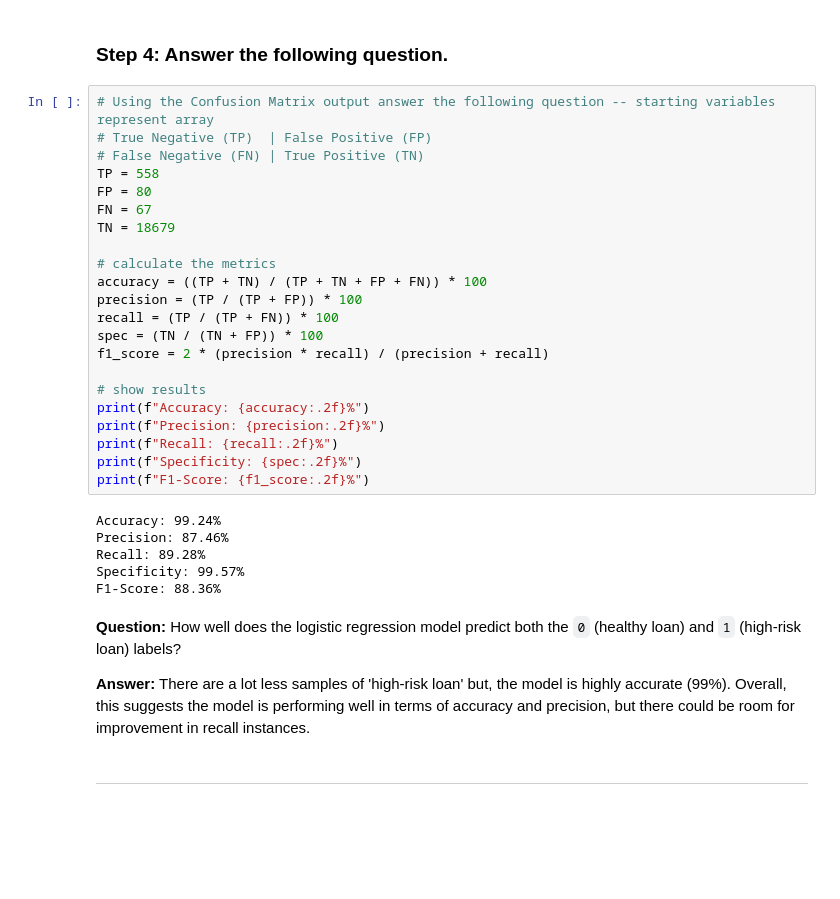
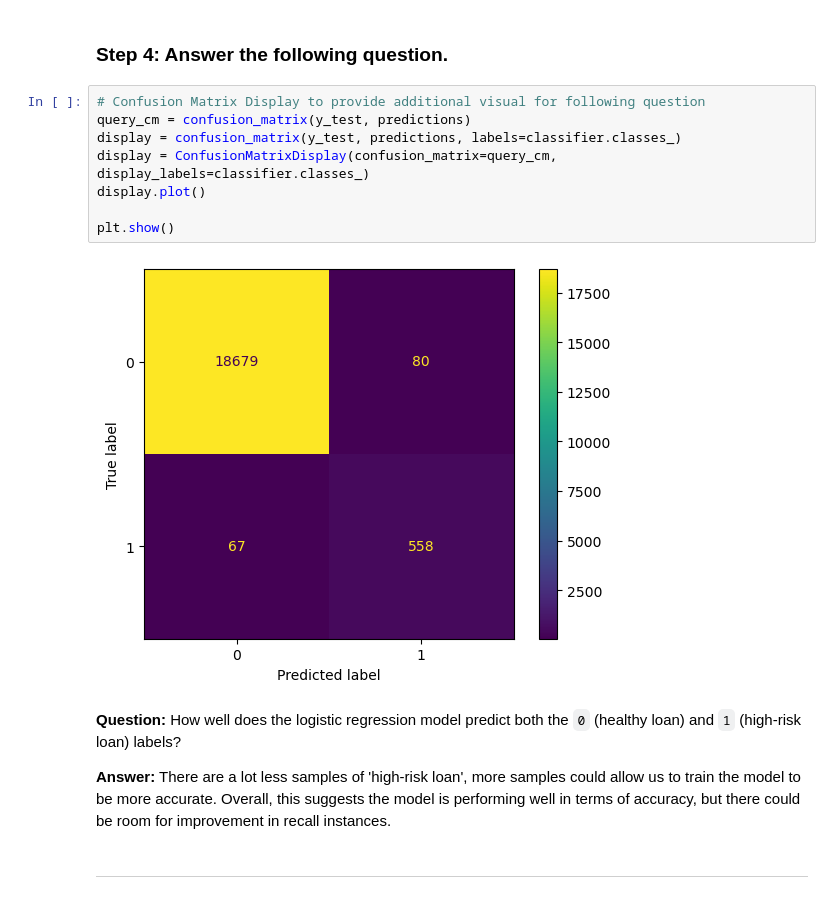
Before and after one commit to SteveTuttle/credit-risk-analysis-toolkit, a Jupyter notebook: credit_risk_classification_sdt.ipynb, the cells around one changed output. Drawn from its saved outputs; the diff is of its cells as text; blank space fills up the shorter version.

```diff
--- a/credit_risk_classification_sdt.ipynb
+++ b/credit_risk_classification_sdt.ipynb
@@ -136,38 +138,20 @@ print(classification_report(y_test, predictions, target_names=target_names))
       weighted avg       0.99      0.99      0.99     19384
 # %% [markdown]
 ### Step 4: Answer the following question.
-# %%
-# Using the Confusion Matrix output answer the following question -- starting variables represent array
-# True Negative (TP)  | False Positive (FP)
-# False Negative (FN) | True Positive (TN)
-TP = 558
-FP = 80
-FN = 67
-TN = 18679
-
-# calculate the metrics
-accuracy = ((TP + TN) / (TP + TN + FP + FN)) * 100
-precision = (TP / (TP + FP)) * 100
-recall = (TP / (TP + FN)) * 100
-spec = (TN / (TN + FP)) * 100
-f1_score = 2 * (precision * recall) / (precision + recall)
-
-# show results
-print(f"Accuracy: {accuracy:.2f}%")
-print(f"Precision: {precision:.2f}%")
-print(f"Recall: {recall:.2f}%")
-print(f"Specificity: {spec:.2f}%")
-print(f"F1-Score: {f1_score:.2f}%")
-# %% [output]
-Accuracy: 99.24%
-Precision: 87.46%
-Recall: 89.28%
-Specificity: 99.57%
-F1-Score: 88.36%
+# %%
+# Confusion Matrix Display to provide additional visual for following question
+query_cm = confusion_matrix(y_test, predictions)
+display = confusion_matrix(y_test, predictions, labels=classifier.classes_)
+display = ConfusionMatrixDisplay(confusion_matrix=query_cm, display_labels=classifier.classes_)
+display.plot()
+
+plt.show()
+# %% [output]
+[figure, added]
 # %% [markdown]
 **Question:** How well does the logistic regression model predict both the `0` (healthy loan) and `1` (high-risk loan) labels?
 
-**Answer:** There are a lot less samples of 'high-risk loan' but, the model is highly accurate (99%). Overall, this suggests the model is performing well in terms of accuracy and precision, but there could be room for improvement in recall instances.
+**Answer:** There are a lot less samples of 'high-risk loan', more samples could allow us to train the model to be more accurate. Overall, this suggests the model is performing well in terms of accuracy, but there could be room for improvement in recall instances.
 # %% [markdown]
 ---
 # %% [markdown]
```
Also changed, not shown: parts of 4 cells of this notebook, 2 other files.
